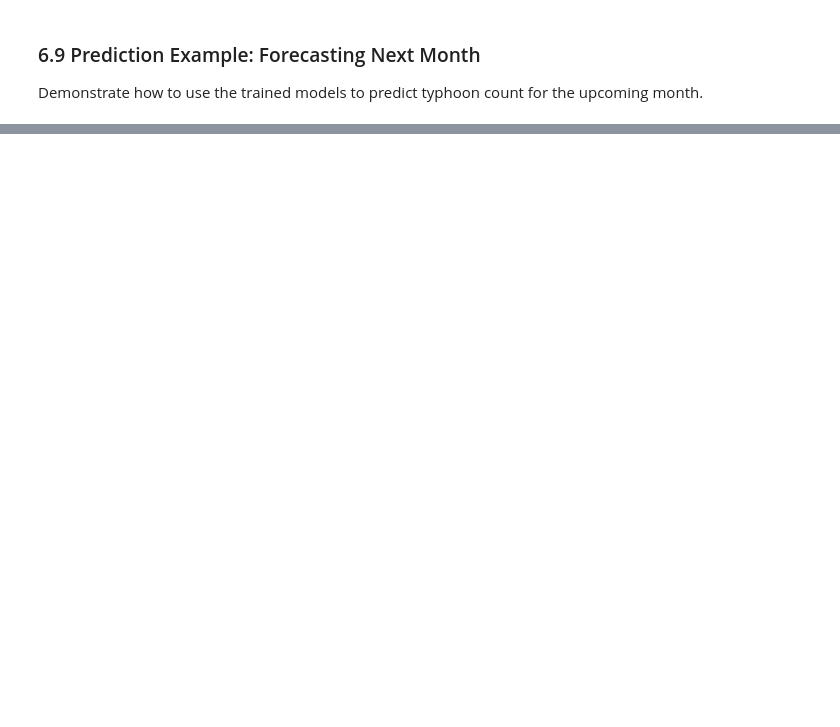
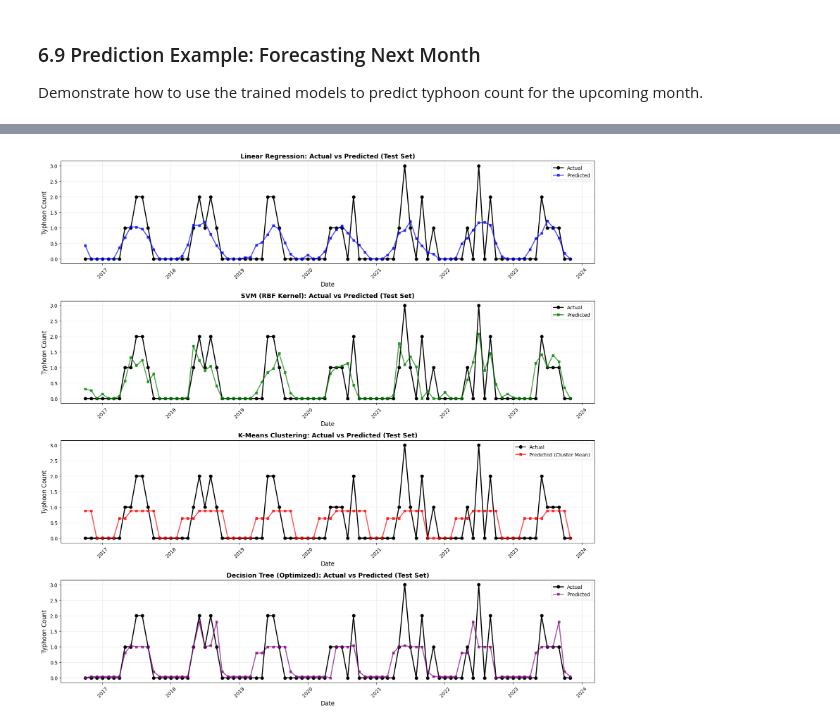
Before and after one commit to kinglingmk1/DIT-5401-Group-Project, a Jupyter notebook: new_new_main.ipynb, the cells around one changed output, grey strips where cells are left out. Saved outputs shown, nothing was run; the diff lists cells and outputs as text; code cells hidden in the pictures; blank space fills up the shorter version.

```diff
--- a/new_new_main.ipynb
+++ b/new_new_main.ipynb
@@ -1257,3 +1393,55 @@ Note: Peak typhoon season - models are more reliable
+# %%
+# Time series visualization of predictions including Decision Tree
+fig, axes = plt.subplots(4, 1, figsize=(16, 16))
+
+# Linear Regression
+ax = axes[0]
+ax.plot(test_dates.values, y_test, 'o-', label='Actual', color='black', linewidth=2, markersize=6)
+ax.plot(test_dates.values, y_test_pred_lr, 's-', label='Predicted', color='blue', linewidth=2, markersize=5, alpha=0.7)
+ax.set_xlabel('Date', fontsize=12)
+ax.set_ylabel('Typhoon Count', fontsize=12)
+ax.set_title('Linear Regression: Actual vs Predicted (Test Set)', fontsize=13, fontweight='bold')
+ax.legend()
+ax.grid(True, alpha=0.3)
+ax.tick_params(axis='x', rotation=45)
+
+# SVM
+ax = axes[1]
+ax.plot(test_dates.values, y_test, 'o-', label='Actual', color='black', linewidth=2, markersize=6)
+ax.plot(test_dates.values, y_test_pred_svm, 's-', label='Predicted', color='green', linewidth=2, markersize=5, alpha=0.7)
+ax.set_xlabel('Date', fontsize=12)
+ax.set_ylabel('Typhoon Count', fontsize=12)
+ax.set_title('SVM (RBF Kernel): Actual vs Predicted (Test Set)', fontsize=13, fontweight='bold')
+ax.legend()
+ax.grid(True, alpha=0.3)
+ax.tick_params(axis='x', rotation=45)
+
+# K-Means
+ax = axes[2]
+ax.plot(test_dates.values, y_test, 'o-', label='Actual', color='black', linewidth=2, markersize=6)
+ax.plot(test_dates.values, y_test_pred_kmeans, 's-', label='Predicted (Cluster Mean)', color='red', linewidth=2, markersize=5, alpha=0.7)
+ax.set_xlabel('Date', fontsize=12)
+ax.set_ylabel('Typhoon Count', fontsize=12)
+ax.set_title('K-Means Clustering: Actual vs Predicted (Test Set)', fontsize=13, fontweight='bold')
+ax.legend()
+ax.grid(True, alpha=0.3)
+ax.tick_params(axis='x', rotation=45)
+
+# Decision Tree
+ax = axes[3]
+ax.plot(test_dates.values, y_test, 'o-', label='Actual', color='black', linewidth=2, markersize=6)
+ax.plot(test_dates.values, y_test_pred_dt, 's-', label='Predicted', color='purple', linewidth=2, markersize=5, alpha=0.7)
+ax.set_xlabel('Date', fontsize=12)
+ax.set_ylabel('Typhoon Count', fontsize=12)
+ax.set_title('Decision Tree (Optimized): Actual vs Predicted (Test Set)', fontsize=13, fontweight='bold')
+ax.legend()
+ax.grid(True, alpha=0.3)
+ax.tick_params(axis='x', rotation=45)
+
+plt.tight_layout()
+plt.show()
+# %% [output]
+[figure, new version]
 # %% [markdown]
 ## 7. Final Summary
 
```
Also changed, not shown: parts of 14 cells of this notebook.
